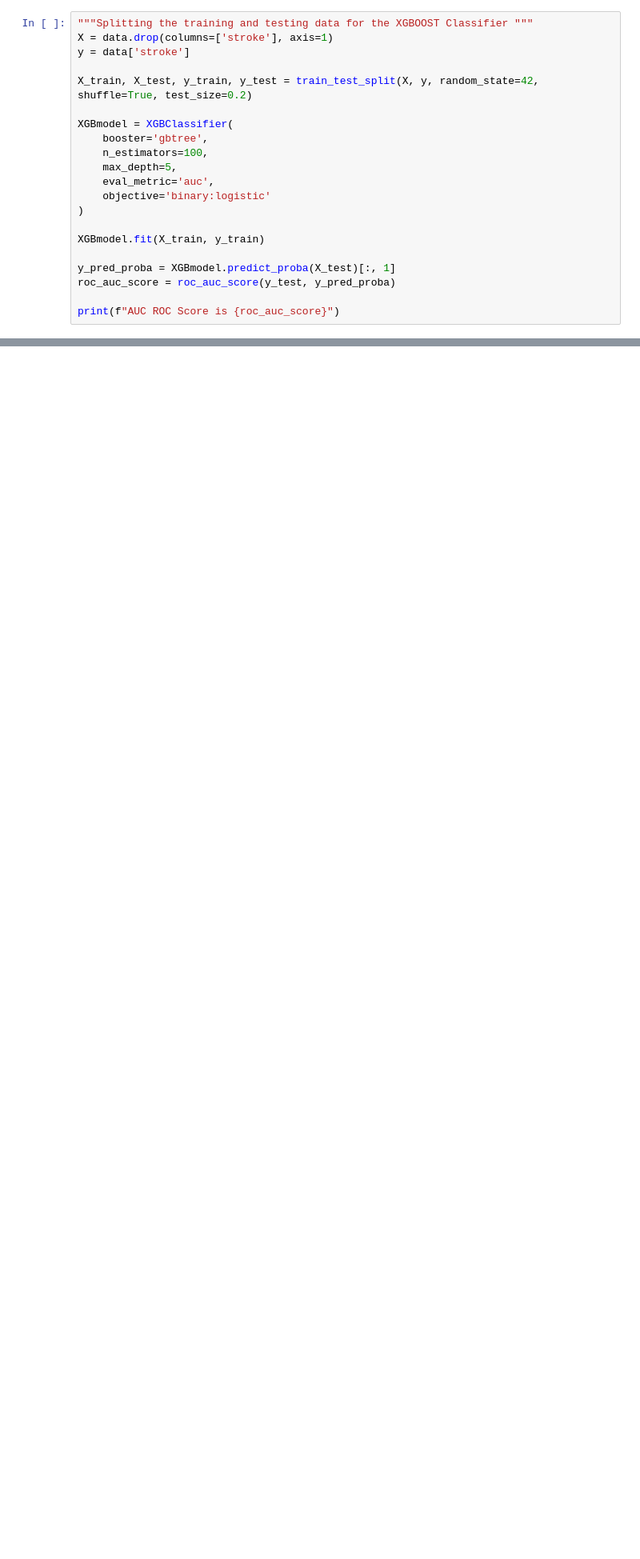
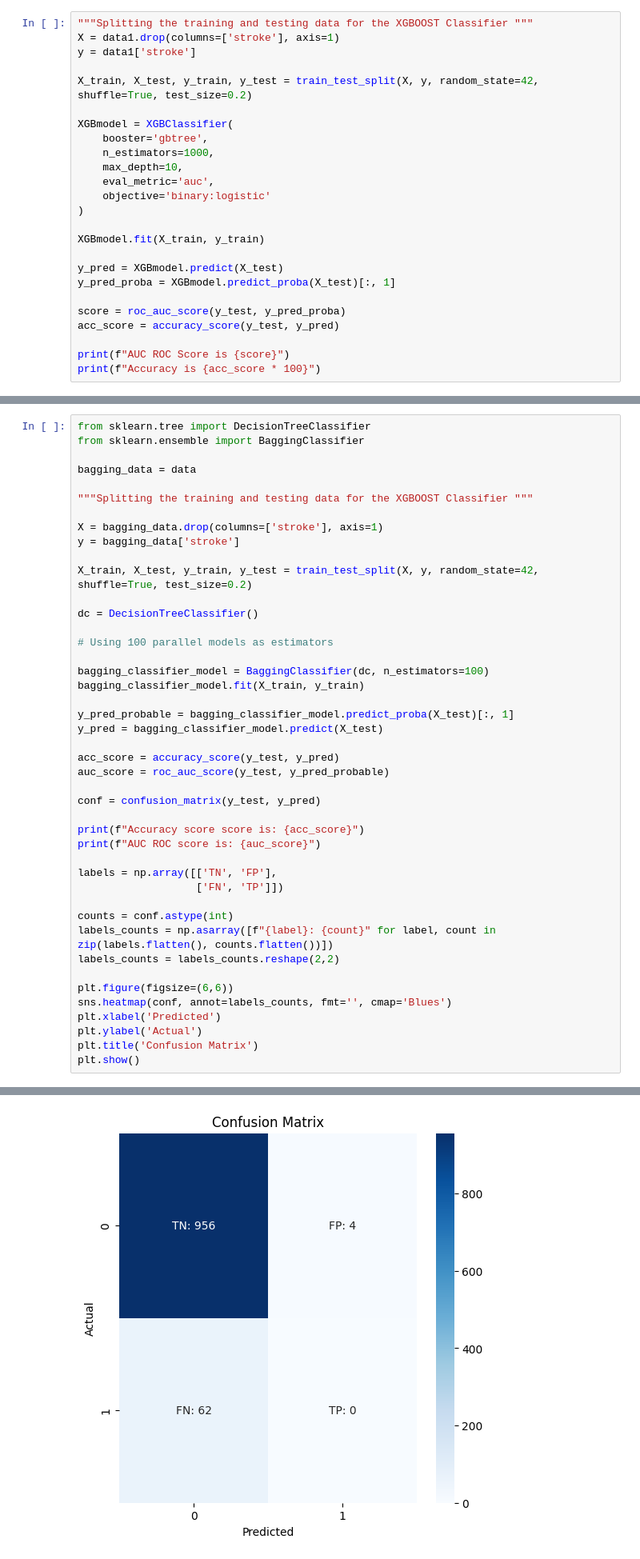
Before and after one commit to SarveshTikekar/CSL701-Machine-Learning, a Jupyter notebook: BaggingandBoosting.ipynb, the cells around one changed output, grey strips where cells are left out. Shown: that part at 80% size. Drawn from its saved outputs; the diff is of its cells as text; blank space fills up the shorter version.

Commit message:
Added bagging and boosting notebooks as well

```diff
--- a/BaggingandBoosting.ipynb
+++ b/BaggingandBoosting.ipynb
@@ -140,23 +148,27 @@ data
 5110 rows × 12 columns
 # %%
 """Splitting the training and testing data for the XGBOOST Classifier """
-X = data.drop(columns=['stroke'], axis=1)
-y = data['stroke']
+X = data1.drop(columns=['stroke'], axis=1)
+y = data1['stroke']
 
 X_train, X_test, y_train, y_test = train_test_split(X, y, random_state=42, shuffle=True, test_size=0.2)
 
 XGBmodel = XGBClassifier(
     booster='gbtree',
-    n_estimators=100,
-    max_depth=5,
+    n_estimators=1000,
+    max_depth=10,
     eval_metric='auc',
     objective='binary:logistic'
 )
 
 XGBmodel.fit(X_train, y_train)
 
+y_pred = XGBmodel.predict(X_test)
 y_pred_proba = XGBmodel.predict_proba(X_test)[:, 1]
-roc_auc_score = roc_auc_score(y_test, y_pred_proba)
 
-print(f"AUC ROC Score is {roc_auc_score}")
+score = roc_auc_score(y_test, y_pred_proba)
+acc_score = accuracy_score(y_test, y_pred)
+
+print(f"AUC ROC Score is {score}")
+print(f"Accuracy is {acc_score * 100}")
 # %% [output]
@@ -198,0 +357,45 @@ plt.show()
+# %%
+from sklearn.tree import DecisionTreeClassifier
+from sklearn.ensemble import BaggingClassifier
+
+bagging_data = data
+
+"""Splitting the training and testing data for the XGBOOST Classifier """
+
+X = bagging_data.drop(columns=['stroke'], axis=1)
+y = bagging_data['stroke']
+
+X_train, X_test, y_train, y_test = train_test_split(X, y, random_state=42, shuffle=True, test_size=0.2)
+
+dc = DecisionTreeClassifier()
+
+# Using 100 parallel models as estimators
+
+bagging_classifier_model = BaggingClassifier(dc, n_estimators=100)
+bagging_classifier_model.fit(X_train, y_train)
+
+y_pred_probable = bagging_classifier_model.predict_proba(X_test)[:, 1]
+y_pred = bagging_classifier_model.predict(X_test)
+
+acc_score = accuracy_score(y_test, y_pred)
+auc_score = roc_auc_score(y_test, y_pred_probable)
+
+conf = confusion_matrix(y_test, y_pred)
+
+print(f"Accuracy score score is: {acc_score}")
+print(f"AUC ROC score is: {auc_score}")
+
+labels = np.array([['TN', 'FP'],
+                   ['FN', 'TP']])
+
+counts = conf.astype(int)
+labels_counts = np.asarray([f"{label}: {count}" for label, count in zip(labels.flatten(), counts.flatten())])
+labels_counts = labels_counts.reshape(2,2)
+
+plt.figure(figsize=(6,6))
+sns.heatmap(conf, annot=labels_counts, fmt='', cmap='Blues')
+plt.xlabel('Predicted')
+plt.ylabel('Actual')
+plt.title('Confusion Matrix')
+plt.show()
+# %% [output]
@@ -198,0 +404 @@ plt.show()
+[figure, added]
```
Also changed, not shown: parts of 17 cells of this notebook, 1 other file.
